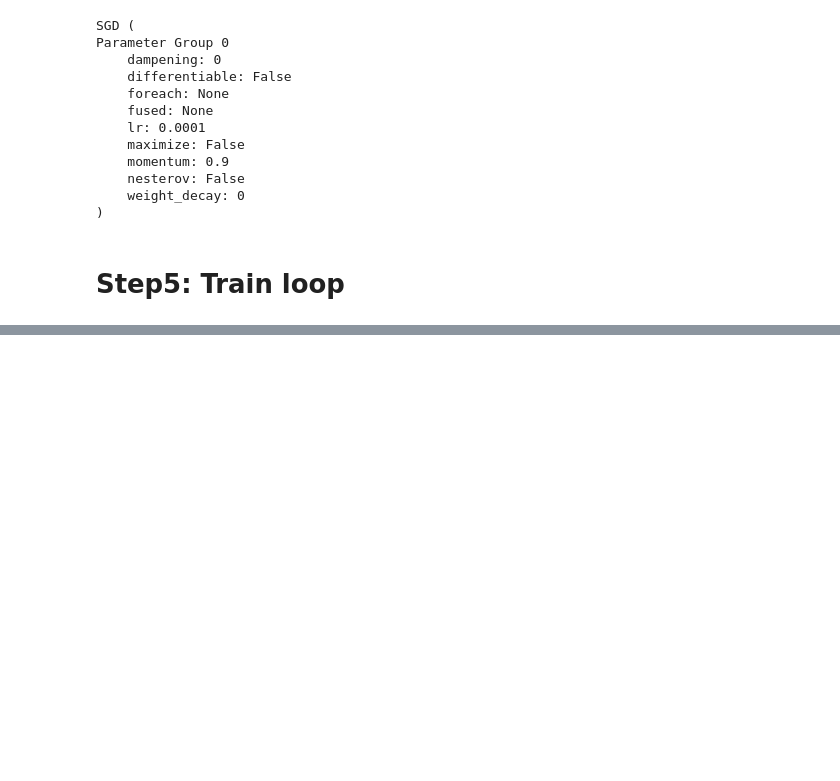
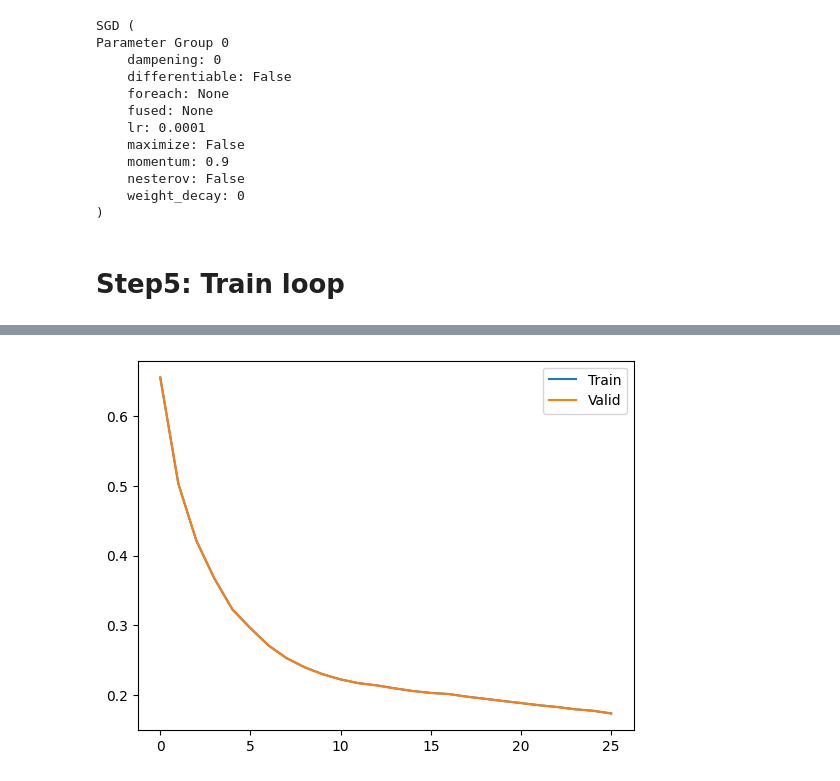
Before and after one commit to HoseinNekouei/PyTorch_Binary-Prediction-of-Poisonous-Mushrooms, a Jupyter notebook: Torch_binary_prediction_MLP.ipynb, the cells around one changed output, grey strips where cells are left out. Drawn from its saved outputs; the diff is of its cells as text; code cells hidden in the pictures; blank space fills up the shorter version.

```diff
--- a/Torch_binary_prediction_MLP.ipynb
+++ b/Torch_binary_prediction_MLP.ipynb
@@ -332,16 +332,16 @@ Sequential(
   (5): Sigmoid()
 )
 # %%
-x_batch, y_batch= next(iter(train_loader))
-x_batch.shape, y_batch.shape
+# x_batch, y_batch= next(iter(train_loader))
+# x_batch.shape, y_batch.shape
 
-   #GPU
-x_batch = x_batch.to(device)
-y_batch= y_batch.to(device)
-# y_batch[:10]
+#    #GPU
+# x_batch = x_batch.to(device)
+# y_batch= y_batch.to(device)
+# # y_batch[:10]
 
-y_hat= model(x_batch)
-y_hat[:10]
+# y_hat= model(x_batch)
+# y_hat[:10]
 # %% [output]
 tensor([[0.5416],
         [0.4226],
@@ -440,11 +440,11 @@ for epoch in range(epochs):
 
     mean_loss_train += loss.item() * len(x_batch)
     mean_acc_train += torch.sum(y_hat.round() == y_batch).item()
-    train_mcc += matthews_correlation_coefficient(y_batch, y_hat.round())
+    # train_mcc += matthews_correlation_coefficient(y_batch, y_hat.round())
 
   mean_loss_train /= len(train_set)
   mean_acc_train /= len(train_set)
-  train_mcc /= len(train_set)
+  # train_mcc /= len(train_set)
   loss_train_hist.append(mean_loss_train)
   acc_train_hist.append(mean_acc_train)
 
@@ -462,26 +462,27 @@ for epoch in range(epochs):
 
       mean_loss_val += loss.item() * len(x_batch)
       mean_acc_val += torch.sum(y_hat.round() == y_batch).item()
-      val_mcc += matthews_correlation_coefficient(y_batch, y_hat.round())
+      # val_mcc += matthews_correlation_coefficient(y_batch, y_hat.round())
       # print(f'Matthews Correlation Coefficient: {val_mcc:.3f}')
 
     mean_loss_val /= len(val_set)
     mean_acc_val /= len(val_set)
-    val_mcc /= len(val_set)
-    loss_val_hist.append(mean_loss_train)
-    acc_val_hist.append(mean_acc_train)
+    # val_mcc /= len(val_set)
+    loss_val_hist.append(mean_loss_val)
+    acc_val_hist.append(mean_acc_val)
 
   print(f'epoch[{epoch}]: '
       f'Train_loss: {mean_loss_train:.3f} ,'
       f'Train_acc: {mean_acc_train:.3f} ,'
-      f'mcc: {train_mcc:.3f} '
+      # f'mcc: {train_mcc:.3f} '
       f'val_loss: {mean_loss_val:.3f} ,'
       f'val_acc: {mean_acc_val:.3f} ,'
-      f'mcc: {val_mcc:.3f}'
+      # f'mcc: {val_mcc:.3f}'
       )
 
   if mean_loss_val < best_loss_val:
     best_loss_val = mean_loss_val
     print('model saved!')
+    print()
     torch.save(model,'best_model.pt')
 # %% [output]
@@ -490,6 +506,10 @@ model saved!
 # %%
 plt.plot(torch.arange(epochs), loss_train_hist)
 plt.plot(torch.arange(epochs), loss_val_hist)
+
+plt.legend(["Train", "Valid"]);
+# %% [output]
+[figure, added]
 # %%
 plt.plot(torch.arange(epochs), acc_train_hist)
 plt.plot(torch.arange(epochs), acc_val_hist)
```
Also changed, not shown: parts of 2 cells of this notebook.
